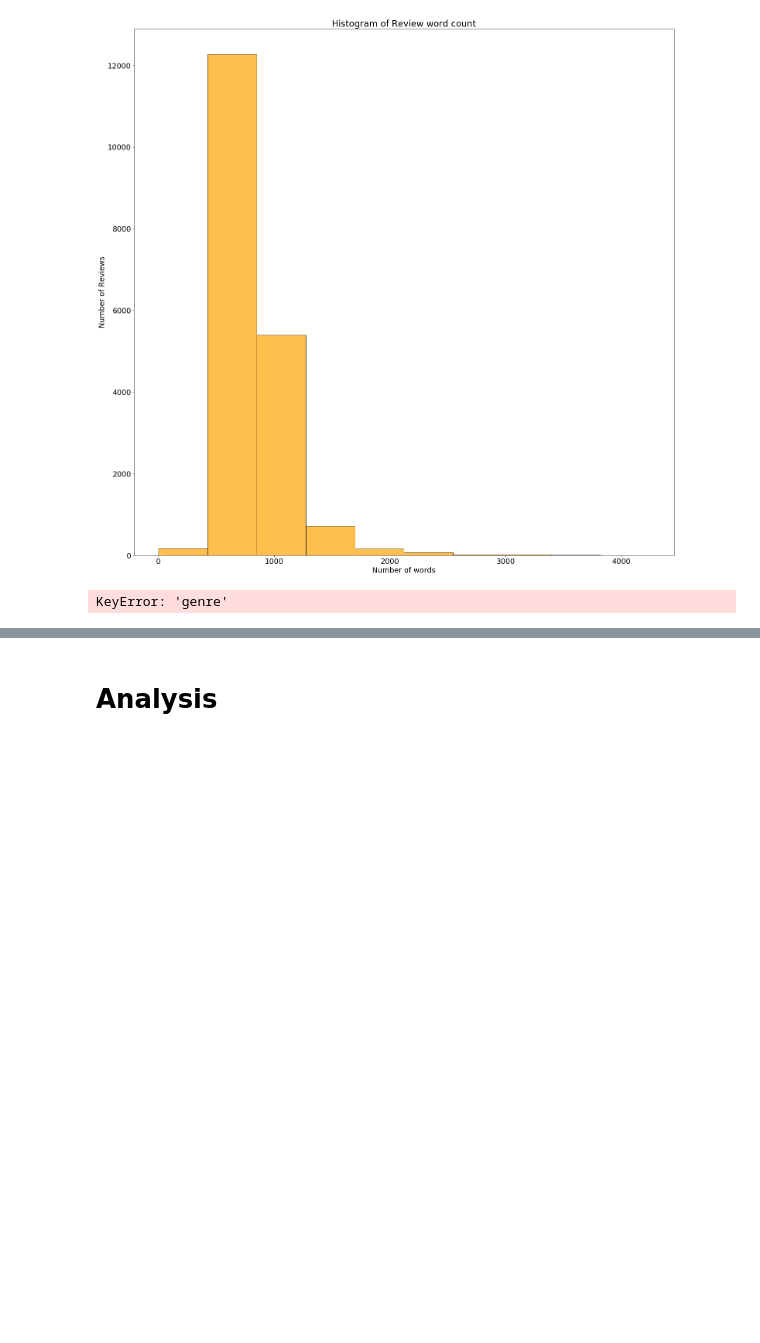
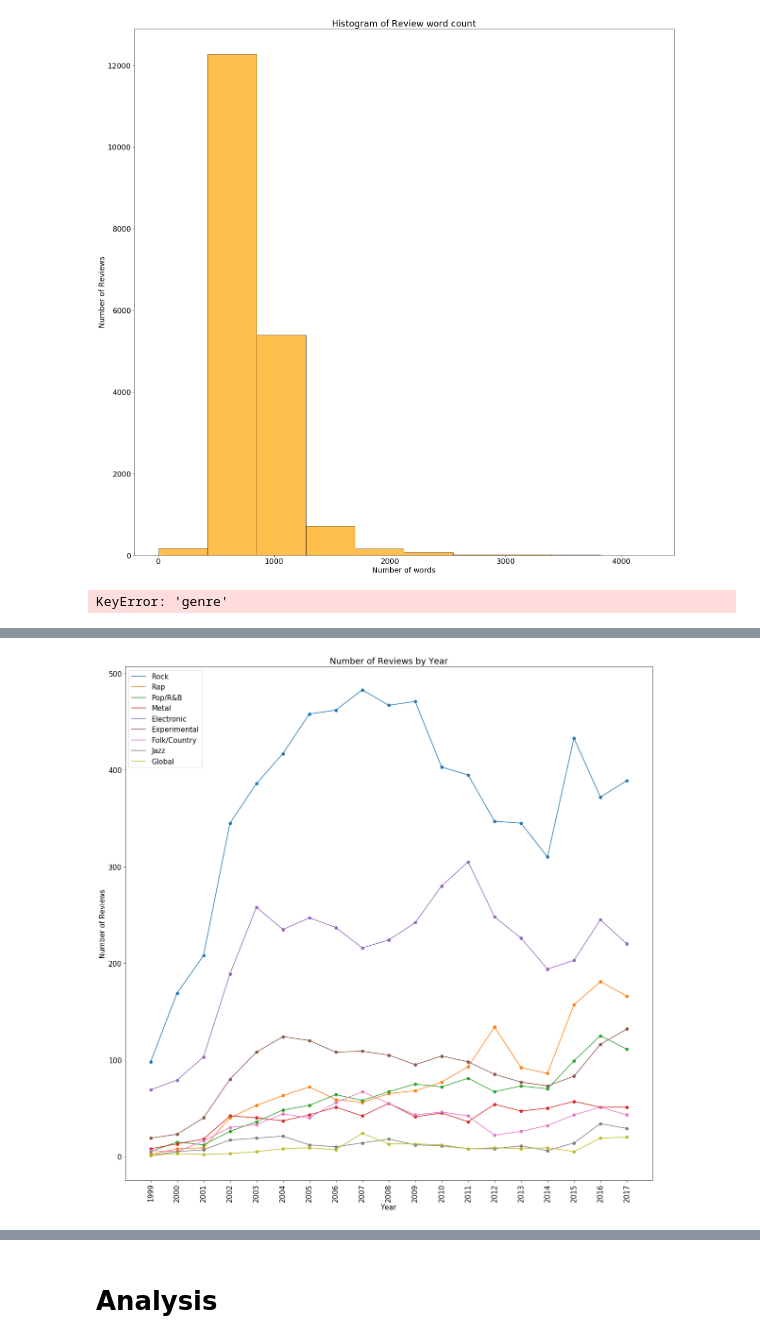
Before and after one commit to abourn/370-final, a Jupyter notebook: pitchfork.ipynb, the cells around one changed output, grey strips where cells are left out. Cells and saved outputs as stored; diff of their text form; code cells hidden in the pictures; blank space fills up the shorter version.

```diff
--- a/pitchfork.ipynb
+++ b/pitchfork.ipynb
@@ -149,0 +173,23 @@ KeyError: 'genre'
+# %%
+# Number of albums per genre over time
+fig, ax = plt.subplots()
+fig.set_size_inches(20, 20)
+for genre in reviews['genre'].unique():
+    if genre != 'None':
+        data = reviews.loc[reviews['genre'] == genre]
+        data = data.groupby(reviews['date'].dt.year).aggregate('count')
+        ax.scatter(data.index, data['score'], label=None)
+        ax.plot(data.index, data['score'], label=genre)
+
+x_labels = range(1999,2018,1)
+plt.xlabel("Year")
+plt.ylabel("Number of Reviews")
+plt.xticks(x_labels)
+plt.title("Number of Reviews by Year")
+locs, labels = plt.xticks()
+plt.setp(labels, rotation=90)
+plt.legend()
+plt.rcParams.update({'font.size': 15})
+plt.show()
+# %% [output]
+[figure, added]
```
Also changed, not shown: parts of 9 cells of this notebook.
